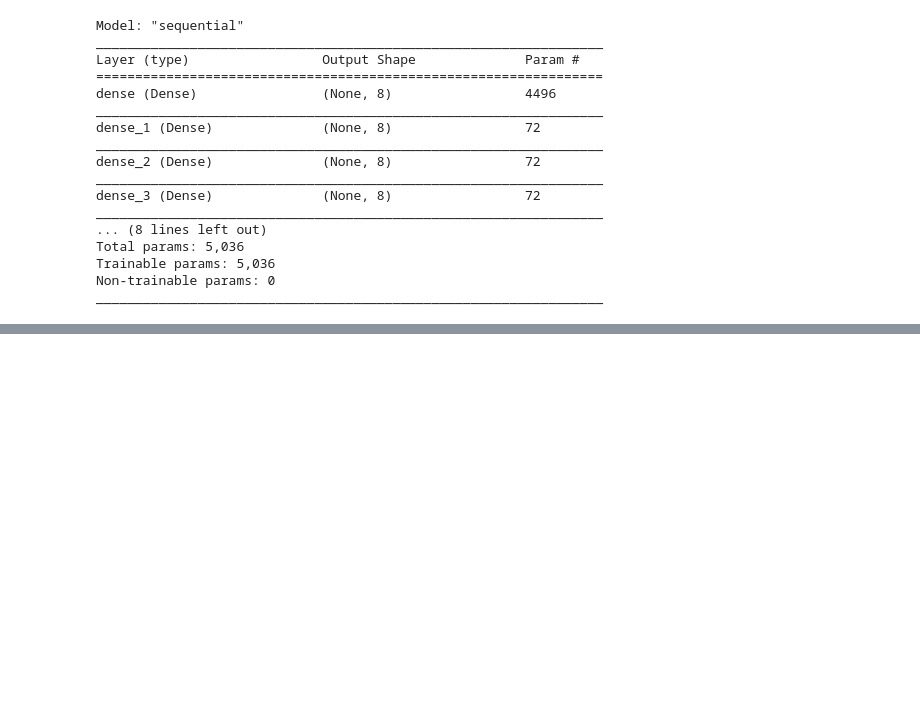
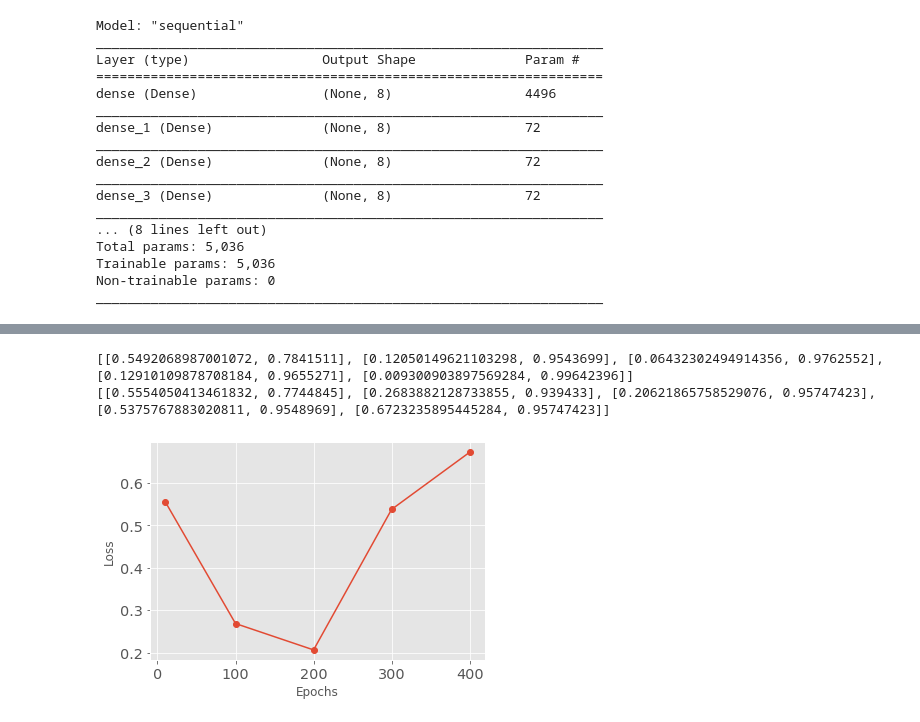
Before and after one commit to SeyedAlirezaFatemi/neural_network, a Jupyter notebook: neural_network.ipynb, the cells around one changed output, grey strips where cells are left out. Drawn from its saved outputs; the diff is of its cells as text; code cells hidden in the pictures; blank space fills up the shorter version.

```diff
--- a/neural_network.ipynb
+++ b/neural_network.ipynb
@@ -111,5 +113,3 @@ Total params: 5,036
 Trainable params: 5,036
 Non-trainable params: 0
 _________________________________________________________________
-# %%
-model.fit(train_dataset, epochs=10)
@@ -137,0 +116,9 @@ Epoch 10/10
+# %%
+epochs_options = [10, 100, 200, 300, 400]
+# %%
+train_evals = []
+test_evals = []
+for epochs in epochs_options:
+    model.fit(train_dataset, epochs=epochs)
+    train_evals.append(model.evaluate(train_dataset))
+    test_evals.append(model.evaluate(test_dataset))
@@ -137,0 +143,16 @@ Epoch 10/10
+# %%
+print(train_evals)
+print(test_evals)
+# %% [output]
+[[0.5492068987001072, 0.7841511], [0.12050149621103298, 0.9543699], [0.06432302494914356, 0.9762552], [0.12910109878708184, 0.9655271], [0.009300903897569284, 0.99642396]]
+[[0.5554050413461832, 0.7744845], [0.2683882128733855, 0.939433], [0.20621865758529076, 0.95747423], [0.5375767883020811, 0.9548969], [0.6723235895445284, 0.95747423]]
+# %%
+train_losses = list(map(lambda eval: eval[0], train_evals))
+test_losses = list(map(lambda eval: eval[0], test_evals))
+# %%
+plt.xlabel("Epochs")
+plt.ylabel("Loss")
+plt.plot(epochs_options, test_losses, marker='o')
+plt.show()
+# %% [output]
+[figure, added]
```
Also changed, not shown: parts of 14 cells of this notebook.
